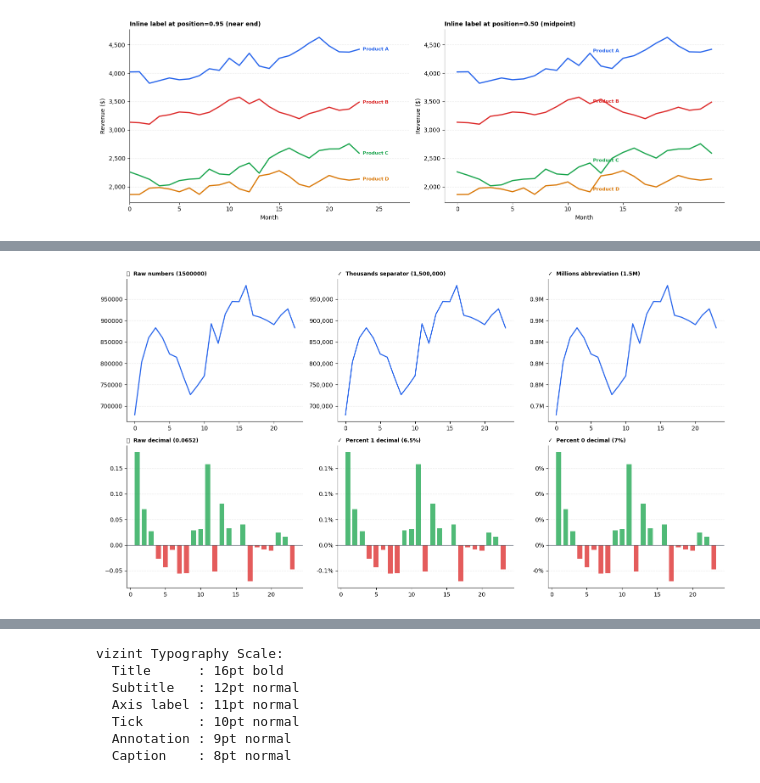
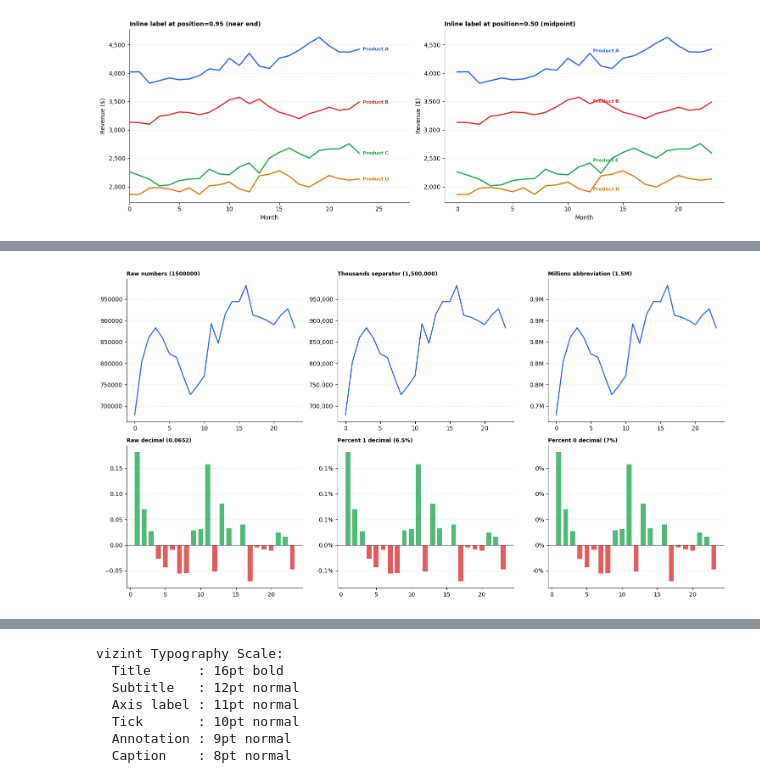
Before and after one commit to thisYui/From-Data-to-Story, a Jupyter notebook: notebooks/05_cognitive_load_reduction.ipynb, the cells around one changed output, grey strips where cells are left out. Saved outputs shown, nothing was run; the diff lists cells and outputs as text; code cells hidden in the pictures.

```diff
--- a/notebooks/05_cognitive_load_reduction.ipynb
+++ b/notebooks/05_cognitive_load_reduction.ipynb
@@ -284,7 +1453,7 @@ ax.set_facecolor('#F0F0F0')
 ax.grid(True, color='white', linewidth=2.0, which='both')
 ax.plot(months, y_demo, color=c_demo, linewidth=3.0,
         marker='o', markersize=6)
-ax.set_title('❌  Max Clutter\n(grey bg + heavy grid + all spines)',
+ax.set_title('Max Clutter\n(grey bg + heavy grid + all spines)',
              loc='left', fontsize=9, fontweight='bold')
 ax.set_xlabel('Month'); ax.set_ylabel('Revenue ($)')
 format_thousands(ax, 'y')
@@ -295,7 +1464,7 @@ ax = axes[1]
 ax.plot(months, y_demo, color=c_demo, linewidth=2.0)
 despine(ax)             # remove top + right
 set_grid(ax, which='y', color='#e0e0e0', linewidth=0.8, alpha=0.6)
-ax.set_title('~ Partial Declutter\n(despine + light y-grid)',
+ax.set_title('Partial Declutter\n(despine + light y-grid)',
              loc='left', fontsize=9, fontweight='bold')
 ax.set_xlabel('Month'); ax.set_ylabel('Revenue ($)')
 format_thousands(ax, 'y')
@@ -307,7 +1476,7 @@ despine(ax, left=True)  # remove top + right + left
 ax.yaxis.grid(True, color='#e8e8e8', linewidth=0.6, linestyle='-', alpha=0.5)
 ax.set_axisbelow(True)
 ax.tick_params(left=False)  # remove y tick marks
-ax.set_title('✓  Minimal Declutter\n(no left spine, ghost grid, no ticks)',
+ax.set_title('Minimal Declutter\n(no left spine, ghost grid, no ticks)',
              loc='left', fontsize=9, fontweight='bold')
 ax.set_xlabel('Month'); ax.set_ylabel('Revenue ($)')
 format_thousands(ax, 'y')
@@ -337,9 +1882,9 @@ fig, axes = plt.subplots(2, 3, figsize=(15, 8), facecolor='white')
 
 # Row 1: Large numbers
 titles_top = [
-    '❌  Raw numbers (1500000)',
-    '✓  Thousands separator (1,500,000)',
-    '✓  Millions abbreviation (1.5M)',
+    'Raw numbers (1500000)',
+    'Thousands separator (1,500,000)',
+    'Millions abbreviation (1.5M)',
 ]
 for ax, title in zip(axes[0], titles_top):
     ax.plot(months, y_millions, color='#2563EB', linewidth=1.8)
@@ -351,34 +1896,34 @@ for ax, title in zip(axes[0], titles_top):
 # axes[0][1]: thousands
 format_thousands(axes[0][1], 'y')
 # axes[0][2]: millions custom
 axes[0][2].yaxis.set_major_formatter(
     mticker.FuncFormatter(lambda x, _: f'{x/1e6:.1f}M')
 )
 
 # Row 2: Percentages
 y_growth = np.diff(y_single) / y_single[:-1]  # month-over-month growth
 months_diff = months[1:]
 
 titles_bot = [
-    '❌  Raw decimal (0.0652)',
-    '✓  Percent 1 decimal (6.5%)',
-    '✓  Percent 0 decimal (7%)',
+    'Raw decimal (0.0652)',
+    'Percent 1 decimal (6.5%)',
+    'Percent 0 decimal (7%)',
 ]
 for ax, title in zip(axes[1], titles_bot):
     ax.bar(months_diff, y_growth,
            color=['#16A34A' if v >= 0 else '#DC2626' for v in y_growth],
            alpha=0.75, width=0.7)
     ax.axhline(0, color='#374151', linewidth=0.8)
     ax.set_title(title, loc='left', fontsize=9, fontweight='bold')
     despine(ax); set_grid(ax)
 
 # axes[1][0]: raw decimal
 # axes[1][1]: 1 decimal percent
 format_percent(axes[1][1], 'y', decimals=1)
 # axes[1][2]: 0 decimal percent
 format_percent(axes[1][2], 'y', decimals=0)
 
 plt.tight_layout()
 plt.show()
 # %% [output]
-[figure, old version]
+[figure, new version]
```
Also changed, not shown: parts of 22 cells of this notebook.
